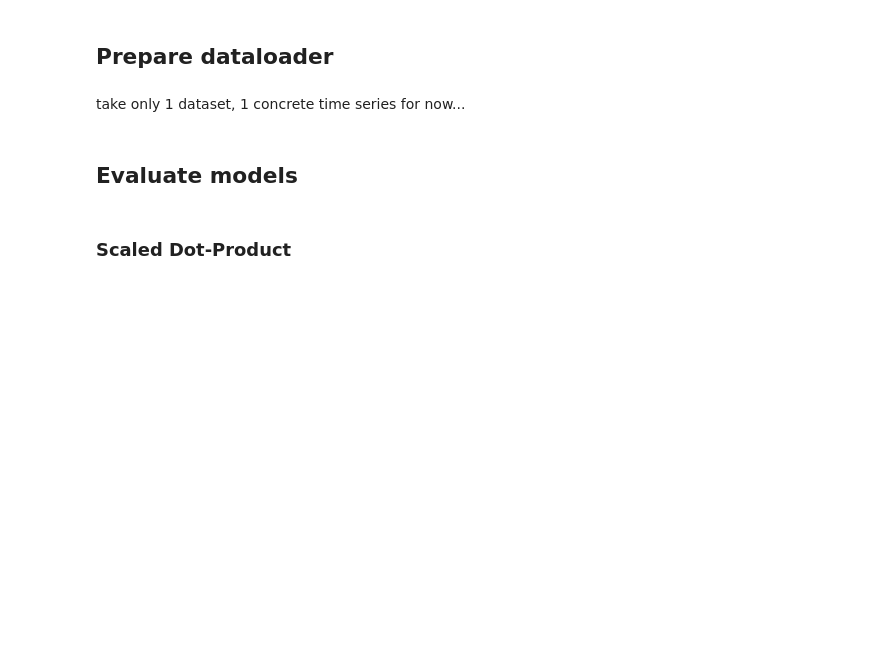
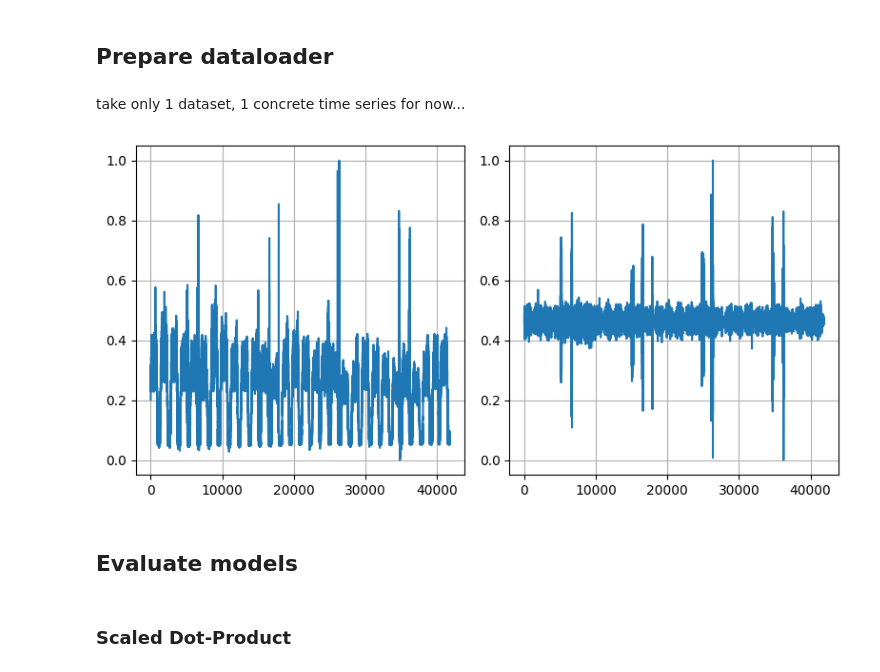
Before and after one commit to thxi/icl_thesis, a Jupyter notebook: notebooks/model_evaluation.ipynb, the cells around one changed output. Drawn from its saved outputs; the diff is of its cells as text; code cells hidden in the pictures; blank space fills up the shorter version.

```diff
--- a/notebooks/model_evaluation.ipynb
+++ b/notebooks/model_evaluation.ipynb
@@ -106,7 +100,7 @@ df = df[df["KPI ID"] == "02e99bd4f6cfb33f"].copy()
 df = df[df.index > 1.49 * 1e9].copy()
 df = df.query("timestamp < 1496538120").copy()
 df["time"] = df.index - df.index[0]
-df["value"] = df["value"].diff()
+# df["value"] = df["value"].diff()
 # df = df.query('stock==1 & day==0 & train==1')
 # df.value = df.value.pct_change()
 df.dropna(inplace=True)
@@ -138,3 +132,7 @@ df = t
+# %%
+df['value_diff'] = df['value'].diff()
+tr_cols = ['value', 'value_diff']
+df = df.dropna()
 # %%
 # fig, axs = plt.subplots(1, 2, figsize=(8, 4))
 # plt.subplot(1, 2, 1)
@@ -148,8 +146,9 @@ x = df[tr_cols].values.copy()
 scaler = MinMaxScaler()
 x = scaler.fit_transform(x)
 # x_scaled = x
-# x = convert_to_windows(x, window_size)
+x = convert_to_windows(x, window_size)
 y = df["target"].values
+y = y[window_size:]
 
 # class_weights = compute_class_weight('balanced', classes=[0, 1], y=y.ravel())
 # class_weights = class_weights / class_weights.sum()
@@ -162,7 +161,7 @@ train_idx = int(len(x) * train_proportion)
 
 tr, va = x[:train_idx], x[train_idx:]
 # x = np.hstack([x, y.reshape(-1, 1)])
-y = y.reshape(-1, 1)
+# y = y.reshape(-1, 1)
 ytr, yva = y[:train_idx], y[train_idx:]
 tr_dataset = TensorDataset(tr, ytr)
 va_dataset = TensorDataset(va, yva)
@@ -173,5 +172,14 @@ va_dataset = TensorDataset(va, yva)
 
 # debug print
 # print(ytr.mean(), yva.mean())
+# %%
+fig, axs = plt.subplots(1, 2, figsize=(8, 4))
+plt.sca(axs[0])
+plt.plot(tr[:, 0, 0])
+plt.sca(axs[1])
+plt.plot(tr[:, 0, 1])
+fig.tight_layout();
+# %% [output]
+[figure, added]
 # %% [markdown]
 ## Evaluate models
```
Also changed, not shown: parts of 18 cells of this notebook, 3 other files.
